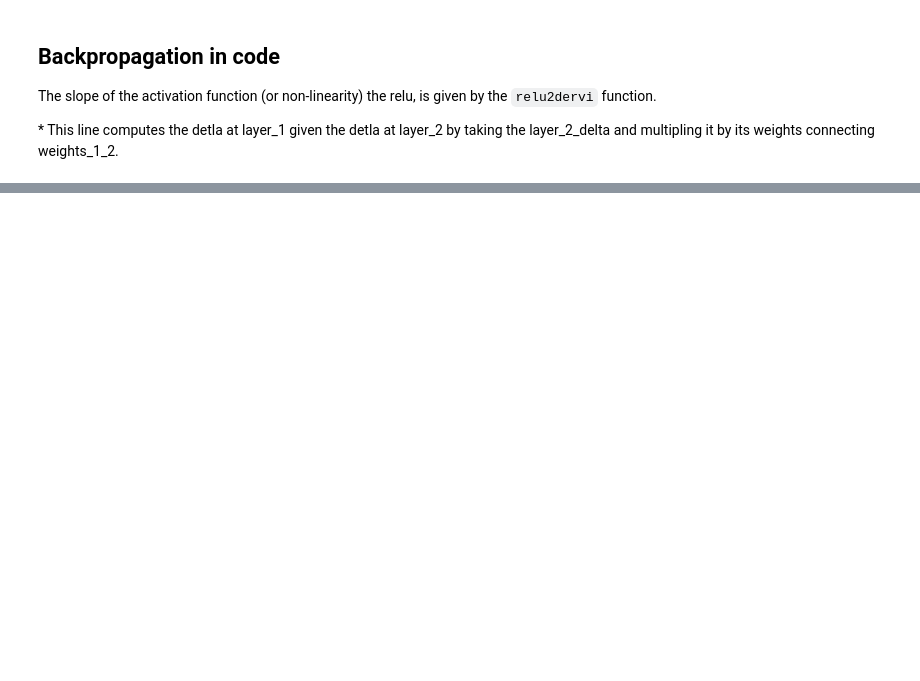
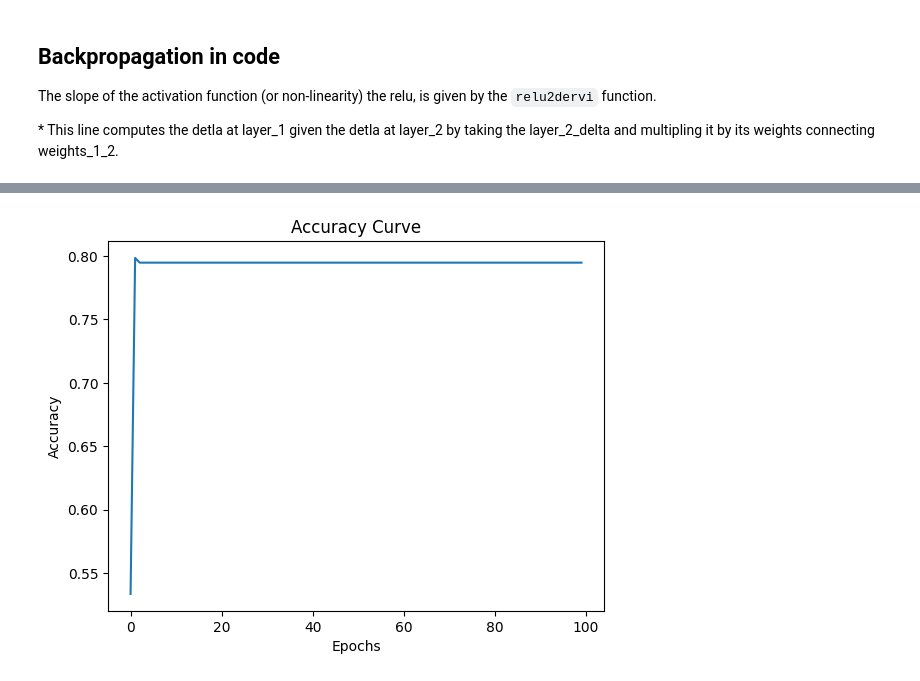
Before and after one commit to woodRock/grokking-deep-learning, a Jupyter notebook: chapter_5_introduction_to_backpropagation.ipynb, the cells around one changed output, grey strips where cells are left out. Saved outputs shown, nothing was run; the diff lists cells and outputs as text; code cells hidden in the pictures; blank space fills up the shorter version.

```diff
--- a/chapter_5_introduction_to_backpropagation.ipynb
+++ b/chapter_5_introduction_to_backpropagation.ipynb
@@ -4,6 +4,23 @@
 # Chapter 5 - Introduction to back propagation
 
 Imagine a streetlight in a foriegn country with three lights. You are trying to work out when it is safe to walk. The state of each of the three lights on the streetlight can be represented as a vector. Whether or not pedestrians walk, can be encoded in binary, where 0 is stop, and 1 is walk.
+# %%
+# !touch newfile.log;
+
+# importing module
+import logging
+
+# Create and configure logger
+logging.basicConfig(filename="newfile.log",
+                    format='%(message)s',
+                    filemode='w',
+                    )
+
+# Creating an object
+logger = logging.getLogger()
+
+# Setting the threshold of logger to DEBUG
+logger.setLevel(logging.INFO)
 # %% [markdown]
 ## Learning a single instance
 
@@ -269,0 +357,64 @@ Text(0.5, 1.0, 'Loss Curve')
+# %%
+import numpy as np
+import matplotlib.pyplot as plt
+np.random.seed(1)
+
+# Hyperparamters
+alpha = 0.2
+hidden_size = 2
+epochs = 100
+
+# Non-linearity
+relu = lambda x: (x >= 0.0) * x
+relu2deriv = lambda x: x >= 0.0
+
+sigmoid = lambda x: 1.0 / (1.0 + np.exp(-x))
+sigmoid2deriv = lambda x: sigmoid(x) * (1.0 - sigmoid(x))
+
+input, output = (X_train.shape[1],y_train.shape[1])
+weights_0_1 = 2*np.random.random((input,hidden_size)) - 1
+weights_1_2 = 2*np.random.random((hidden_size,output)) - 1
+
+errors = []
+accuracies = []
+
+for iteration in range(epochs):
+    layer_2_error = 0
+    correct_cnt = 0
+    n_samples = len(X_train)
+    for i in range(n_samples):
+        layer_0 = X_train[i:i+1]
+        layer_1 = sigmoid(np.dot(layer_0, weights_0_1))
+        layer_2 = np.dot(layer_1, weights_1_2)
+
+        error = np.sum((layer_2 - y_train[i:i+1]) ** 2)
+        layer_2_error += error
+
+        correct = int(np.argmax(layer_2) == np.argmax(y_train[i:i+1]))
+        correct_cnt += correct
+
+        layer_2_delta = layer_2 - y_train[i:i+1]
+        layer_1_delta = layer_2_delta.dot(weights_1_2.T)*sigmoid2deriv(layer_1) # *
+
+        weights_1_2 -= alpha * layer_1.T.dot(layer_2_delta)
+        weights_0_1 -= alpha * layer_0.T.dot(layer_1_delta)
+
+    # Training statistics.
+    errors.append(layer_2_error)
+    accuracy = correct_cnt / n_samples
+    accuracies.append(accuracy)
+
+    if (iteration % 20 == 0):
+        logger.info(f"Epoch: {iteration}")
+        logger.info(f"\tError: {layer_2_error}")
+        logger.info(f"\tAccuracy: {accuracy}")
+
+logger.info(f"Final: {iteration}")
+logger.info(f"\tError: {layer_2_error}")
+logger.info(f"\tAccuracy: {accuracy}")
+
+plt.plot(range(epochs), accuracies)
+plt.xlabel("Epochs")
+plt.ylabel("Accuracy")
+plt.title("Accuracy Curve")
+# %% [output]
@@ -269,0 +440 @@ Text(0.5, 1.0, 'Loss Curve')
+[figure, added]
```
Also changed, not shown: parts of 8 cells of this notebook.
